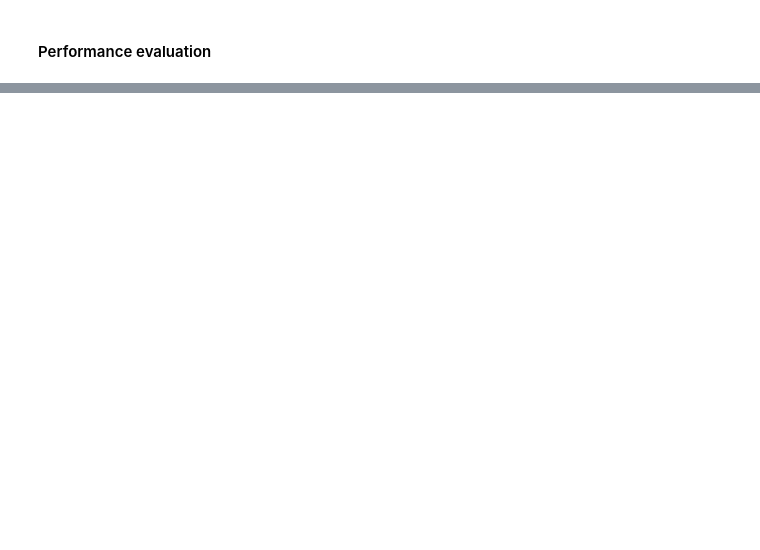
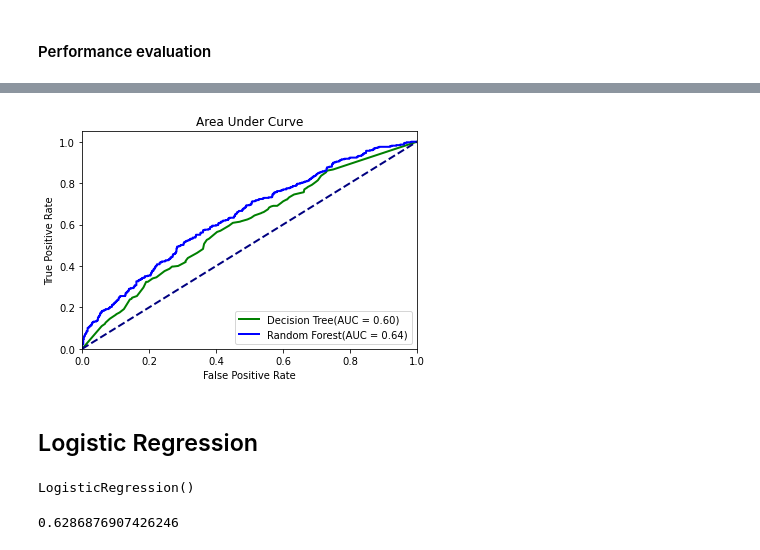
Before and after one commit to CKManoj012/Projects, a Jupyter notebook: Water Quality ( Drinking water Potability ).ipynb, the cells around one changed output, grey strips where cells are left out. Drawn from its saved outputs; the diff is of its cells as text; code cells hidden in the pictures; blank space fills up the shorter version.

```diff
--- a/Water Quality ( Drinking water Potability ).ipynb
+++ b/Water Quality ( Drinking water Potability ).ipynb
@@ -183,0 +239,4 @@ plt.show()
+# %%
+
+fpr_rf,tpr_rf,threshold_rf = roc_curve(y_test,y_Proba_rf)
+roc_auc_val_rf = auc(fpr_rf,tpr_rf)
@@ -183,0 +265,20 @@ plt.show()
+# %%
+plt.figure(1)
+lw = 2
+plt.plot(fpr_dt, tpr_dt, color='green',
+         lw=lw, label='Decision Tree(AUC = %0.2f)' % roc_auc_val_dt)
+plt.plot(fpr_rf, tpr_rf, color='blue',
+         lw=lw, label='Random Forest(AUC = %0.2f)' % roc_auc_val_rf)
+plt.plot([0, 1], [0, 1], color='navy', lw=lw, linestyle='--')
+
+plt.xlim([0.0, 1.0])
+plt.ylim([0.0, 1.05])
+plt.xlabel('False Positive Rate')
+plt.ylabel('True Positive Rate')
+plt.title('Area Under Curve')
+plt.legend(loc="lower right")
+plt.show()
+# %% [output]
+[figure, added]
+# %% [markdown]
+## Logistic Regression
@@ -183,0 +287,5 @@ plt.show()
+# %%
+Log_regression = LogisticRegression()
+Log_regression.fit(x_train,y_train)
+# %% [output]
+LogisticRegression()
@@ -183,0 +295,4 @@ plt.show()
+# %%
+accuracy_score(y_test,y_predicted_lr)
+# %% [output]
+0.6286876907426246
```
Also changed, not shown: parts of 73 cells of this notebook.
